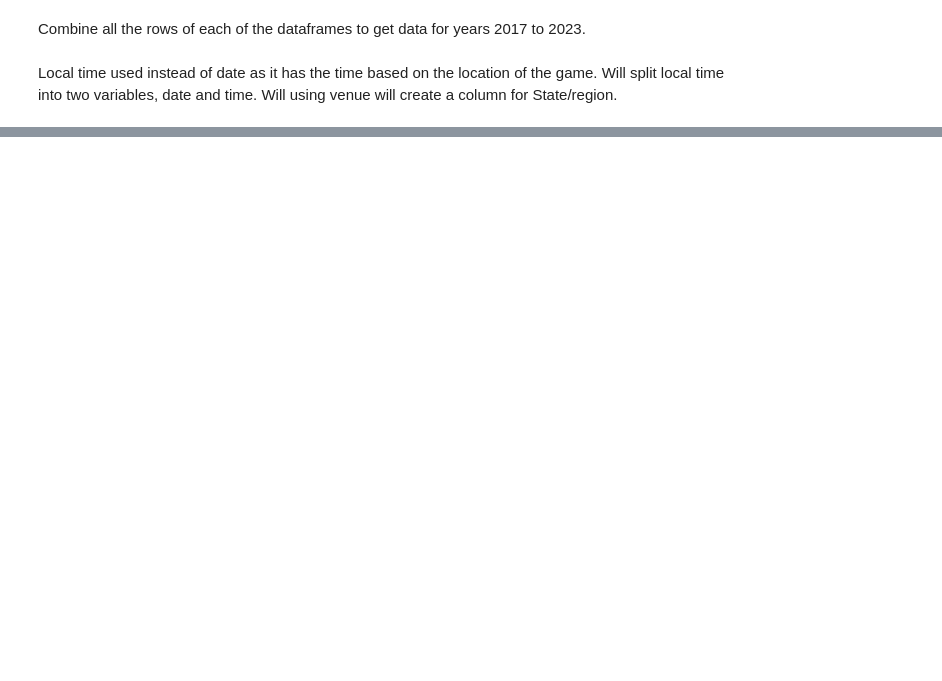
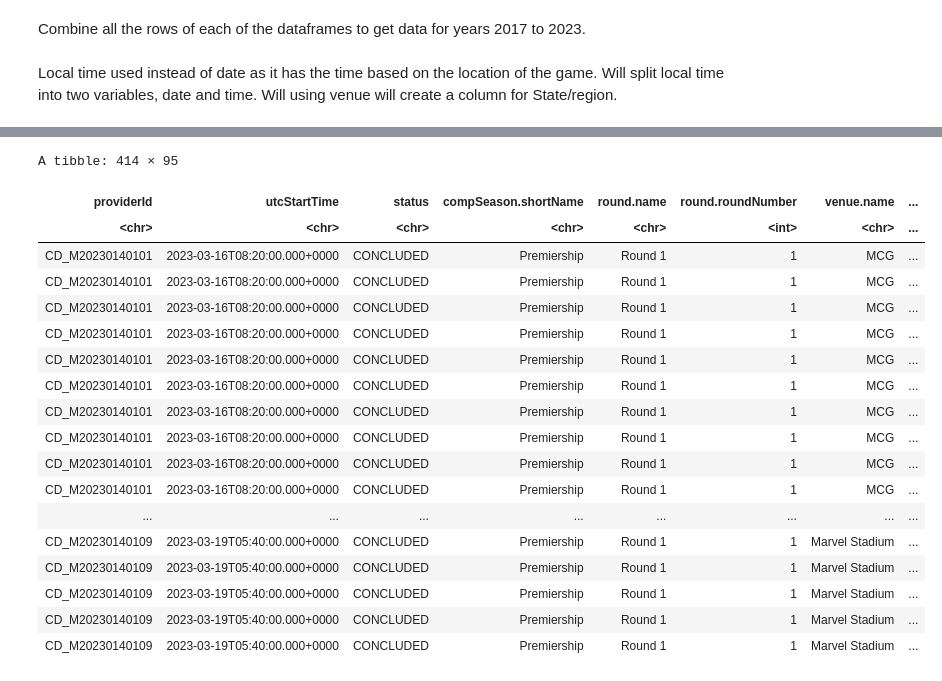
Before and after one commit to LeonViti/AFL, a Jupyter notebook: fitzRoy_Data.ipynb, the cells around one changed output, grey strips where cells are left out. Drawn from its saved outputs; the diff is of its cells as text; code cells hidden in the pictures; blank space fills up the shorter version.

```diff
--- a/fitzRoy_Data.ipynb
+++ b/fitzRoy_Data.ipynb
@@ -140,0 +151,2 @@ A tibble: 6 × 12
+# %%
+player_stats_23 <- fetch_player_stats(season=2023, round=1)
@@ -140,0 +163,22 @@ A tibble: 6 × 12
+# %%
+player_stats_23
+# %% [output]
+A tibble: 414 × 95
+| providerId | utcStartTime | status | compSeason.shortName | round.name | round.roundNumber | venue.name | ... |
+| <chr> | <chr> | <chr> | <chr> | <chr> | <int> | <chr> | ... |
+| CD_M20230140101 | 2023-03-16T08:20:00.000+0000 | CONCLUDED | Premiership | Round 1 | 1 | MCG | ... |
+| CD_M20230140101 | 2023-03-16T08:20:00.000+0000 | CONCLUDED | Premiership | Round 1 | 1 | MCG | ... |
+| CD_M20230140101 | 2023-03-16T08:20:00.000+0000 | CONCLUDED | Premiership | Round 1 | 1 | MCG | ... |
+| CD_M20230140101 | 2023-03-16T08:20:00.000+0000 | CONCLUDED | Premiership | Round 1 | 1 | MCG | ... |
+| CD_M20230140101 | 2023-03-16T08:20:00.000+0000 | CONCLUDED | Premiership | Round 1 | 1 | MCG | ... |
+| CD_M20230140101 | 2023-03-16T08:20:00.000+0000 | CONCLUDED | Premiership | Round 1 | 1 | MCG | ... |
+| CD_M20230140101 | 2023-03-16T08:20:00.000+0000 | CONCLUDED | Premiership | Round 1 | 1 | MCG | ... |
+| CD_M20230140101 | 2023-03-16T08:20:00.000+0000 | CONCLUDED | Premiership | Round 1 | 1 | MCG | ... |
+| CD_M20230140101 | 2023-03-16T08:20:00.000+0000 | CONCLUDED | Premiership | Round 1 | 1 | MCG | ... |
+| CD_M20230140101 | 2023-03-16T08:20:00.000+0000 | CONCLUDED | Premiership | Round 1 | 1 | MCG | ... |
+| ... | ... | ... | ... | ... | ... | ... | ... |
+| CD_M20230140109 | 2023-03-19T05:40:00.000+0000 | CONCLUDED | Premiership | Round 1 | 1 | Marvel Stadium | ... |
+| CD_M20230140109 | 2023-03-19T05:40:00.000+0000 | CONCLUDED | Premiership | Round 1 | 1 | Marvel Stadium | ... |
+| CD_M20230140109 | 2023-03-19T05:40:00.000+0000 | CONCLUDED | Premiership | Round 1 | 1 | Marvel Stadium | ... |
+| CD_M20230140109 | 2023-03-19T05:40:00.000+0000 | CONCLUDED | Premiership | Round 1 | 1 | Marvel Stadium | ... |
+| CD_M20230140109 | 2023-03-19T05:40:00.000+0000 | CONCLUDED | Premiership | Round 1 | 1 | Marvel Stadium | ... |
```
Also changed, not shown: parts of 20 cells of this notebook, 3 other files.
